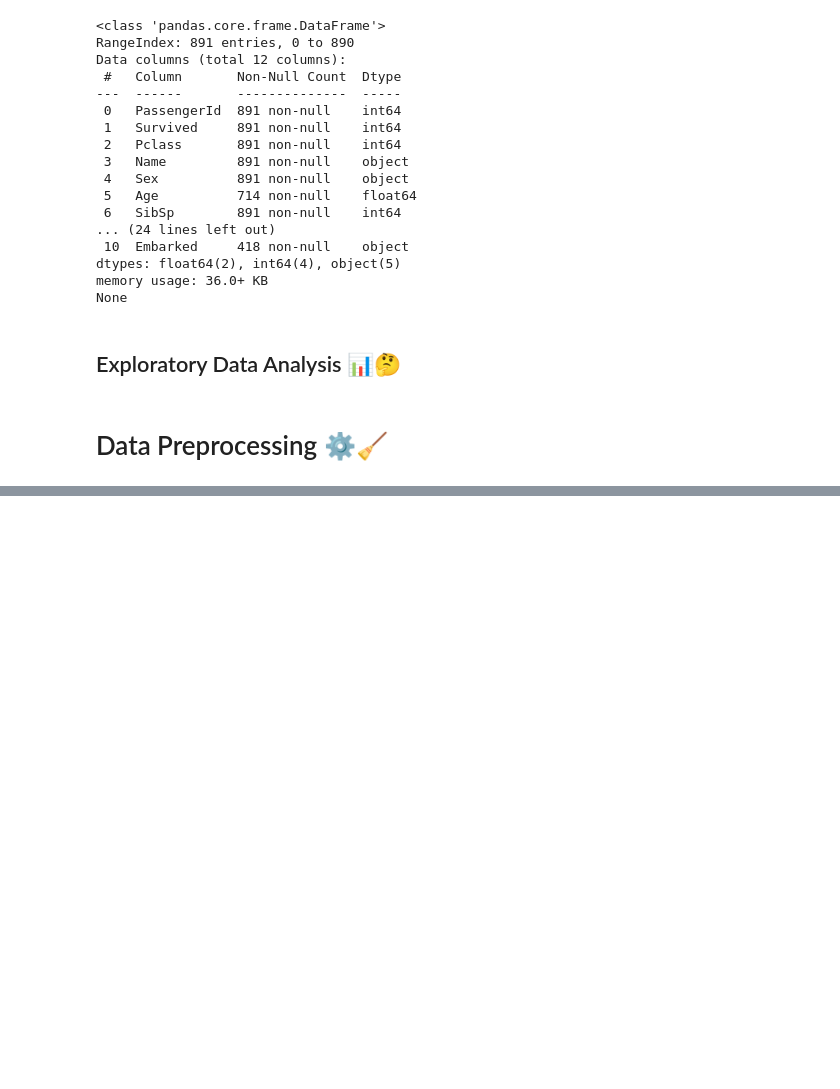
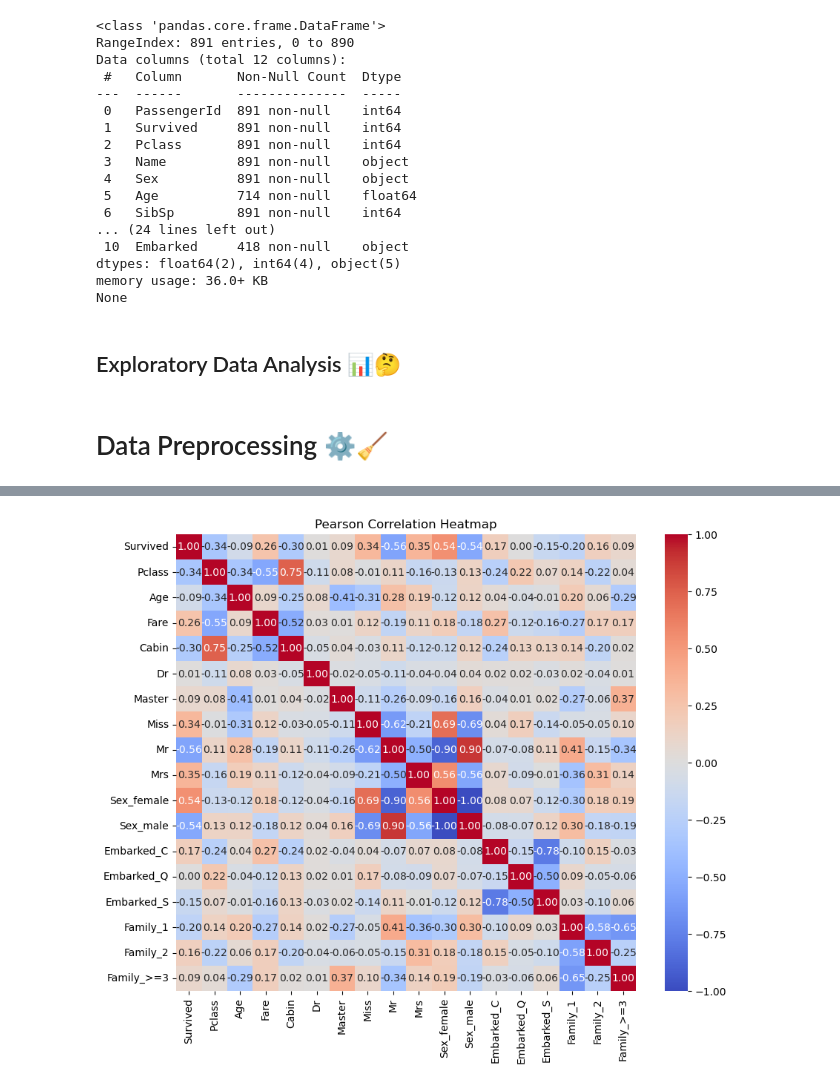
Before and after one commit to lhs0225/lsh-dev, a Jupyter notebook: titanic/data_preprocessing.ipynb, the cells around one changed output, grey strips where cells are left out. Saved outputs shown, nothing was run; the diff lists cells and outputs as text; code cells hidden in the pictures; blank space fills up the shorter version.

```diff
--- a/titanic/data_preprocessing.ipynb
+++ b/titanic/data_preprocessing.ipynb
@@ -376,0 +459,3 @@ df_test = pd.get_dummies(
+# %%
+# 컬럼 생성/드랍 함수 실행
+df_train, df_test = before_impute_preprocessing(df_train, df_test)
@@ -376,0 +473,40 @@ df_test = pd.get_dummies(
+# %%
+# 원핫 인코딩
+def one_hot_encoder(df_train, df_test):
+  df_train = pd.get_dummies(
+        data=df_train
+      , dummy_na=False
+      , drop_first=False
+      , dtype=int
+  ).drop(columns='honorific_title')
+
+  df_test = pd.get_dummies(
+        data=df_test
+      , dummy_na=False
+      , drop_first=False
+      , dtype=int
+  ).drop(columns='honorific_title')
+
+  return df_train, df_test
+# %%
+# 결측치 채운 후 전처리 함수 모음
+def after_impute_preprocessing(df_train, df_test):
+    # 원핫 인코딩
+    df_train, df_test = one_hot_encoder(df_train, df_test)
+
+    return df_train, df_test
+# %%
+# 두번째 전처리 함수 호출
+df_train, df_test = after_impute_preprocessing(df_train, df_test)
+# %%
+# 피어슨 계수 행렬 시각화
+corr_matrix = pd.get_dummies(df_train).corr(method='pearson')
+
+plt.figure(figsize=(10, 8))
+sns.heatmap(
+    corr_matrix, annot=True, cmap='coolwarm', fmt=".2f"
+)
+plt.title("Pearson Correlation Heatmap")
+plt.show()
+# %% [output]
+[figure, added]
```
Also changed, not shown: parts of 39 cells of this notebook, 11 other files.
